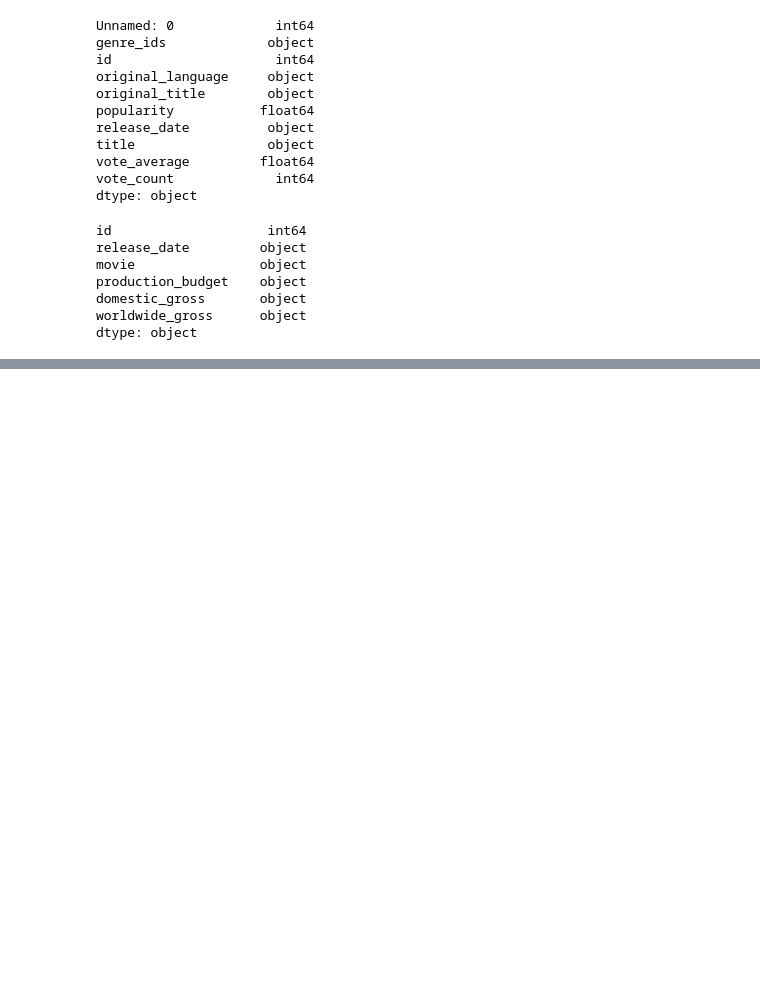
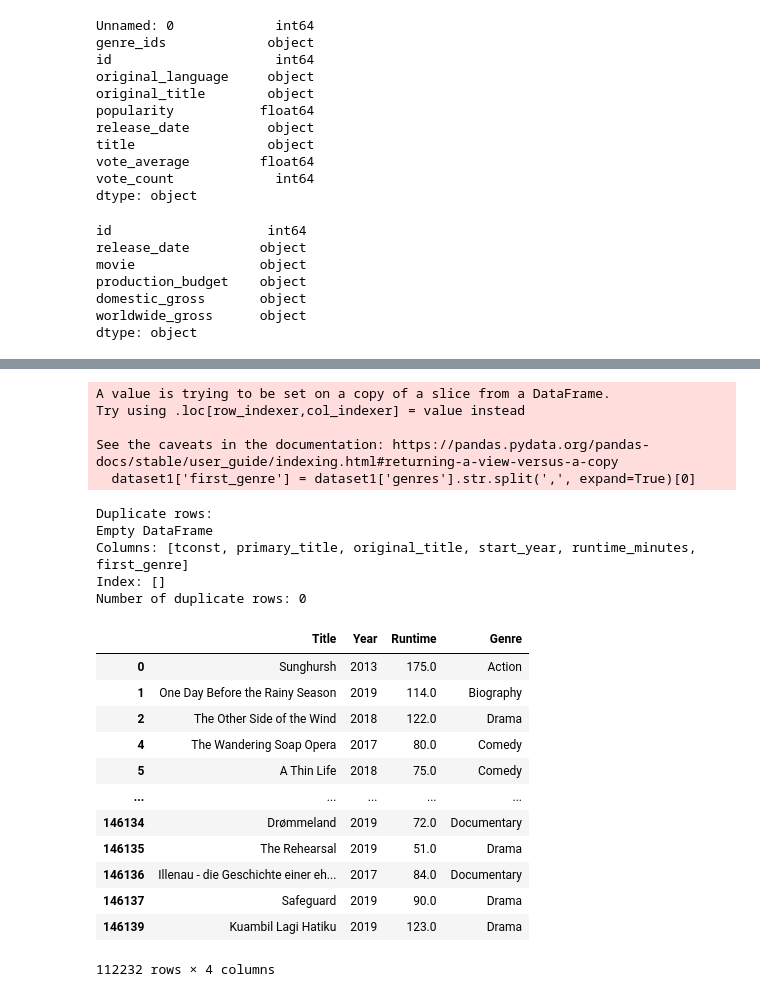
Before and after one commit to Ivan3864/Microsoft-Movie-Studio-Analysis, a Jupyter notebook: insight.ipynb, the cells around one changed output, grey strips where cells are left out. Drawn from its saved outputs; the diff is of its cells as text; code cells hidden in the pictures; blank space fills up the shorter version.

Commit message:
Complete cleaning of dataset1

```diff
--- a/insight.ipynb
+++ b/insight.ipynb
@@ -164,0 +210,53 @@ In this section we will embark on the  process of identifying and correcting or
+# %%
+# Checking for Data Consistency
+# Extract the first genre from the "genres" column
+dataset1['first_genre'] = dataset1['genres'].str.split(',', expand=True)[0]
+# %% [output]
+A value is trying to be set on a copy of a slice from a DataFrame.
+Try using .loc[row_indexer,col_indexer] = value instead
+
+See the caveats in the documentation: https://pandas.pydata.org/pandas-docs/stable/user_guide/indexing.html#returning-a-view-versus-a-copy
+  dataset1['first_genre'] = dataset1['genres'].str.split(',', expand=True)[0]
+# %%
+#Dropping original title
+dataset1 = dataset1.drop('original_title', axis=1)
+# %%
+# Checking for duplicates
+duplicates = dataset1.duplicated()
+# Print the duplicate rows
+duplicate_rows = dataset1[duplicates]
+print("Duplicate rows:")
+print(duplicate_rows)
+
+# Print the number of duplicate rows
+num_duplicates = len(duplicate_rows)
+print("Number of duplicate rows:", num_duplicates)
+# %% [output]
+Duplicate rows:
+Empty DataFrame
+Columns: [tconst, primary_title, original_title, start_year, runtime_minutes, first_genre]
+Index: []
+Number of duplicate rows: 0
+# %%
+# Dropping tconst
+dataset1 = dataset1.drop(columns=['tconst'])
+# %%
+# Renaming the column Names
+dataset1 = dataset1.rename(columns={'primary_title': 'Title', 'start_year': 'Year', 'runtime_minutes': 'Runtime', 'first_genre': 'Genre'})
+# %%
+#Previewing the final cleaned dataset1
+dataset1
+# %% [output]
+|  | Title | Year | Runtime | Genre |
+| 0 | Sunghursh | 2013 | 175.0 | Action |
+| 1 | One Day Before the Rainy Season | 2019 | 114.0 | Biography |
+| 2 | The Other Side of the Wind | 2018 | 122.0 | Drama |
+| 4 | The Wandering Soap Opera | 2017 | 80.0 | Comedy |
+| 5 | A Thin Life | 2018 | 75.0 | Comedy |
+| ... | ... | ... | ... | ... |
+| 146134 | Drømmeland | 2019 | 72.0 | Documentary |
+| 146135 | The Rehearsal | 2019 | 51.0 | Drama |
+| 146136 | Illenau - die Geschichte einer eh... | 2017 | 84.0 | Documentary |
+| 146137 | Safeguard | 2019 | 90.0 | Drama |
+| 146139 | Kuambil Lagi Hatiku | 2019 | 123.0 | Drama |
+112232 rows × 4 columns
```
Also changed, not shown: parts of 5 cells of this notebook.
